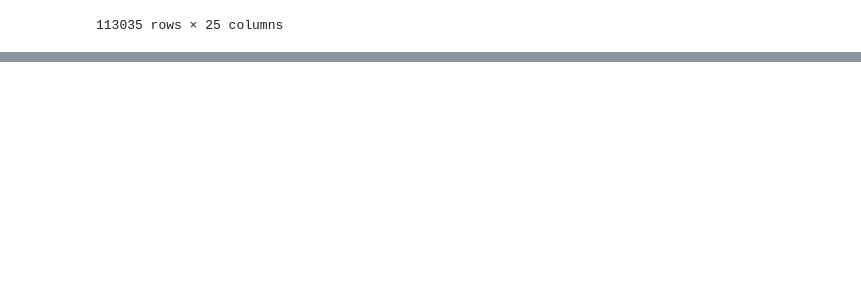
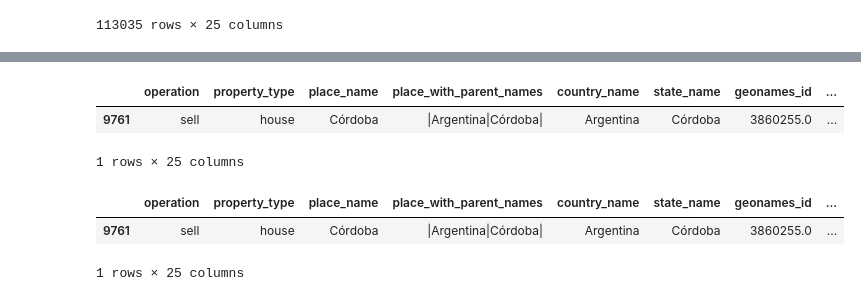
Before and after one commit to BenkosT/TP_Limpieza, a Jupyter notebook: Notebooks/Limpieza.ipynb, the cells around one changed output, grey strips where cells are left out. Saved outputs shown, nothing was run; the diff lists cells and outputs as text; code cells hidden in the pictures; blank space fills up the shorter version.

```diff
--- a/Notebooks/Limpieza.ipynb
+++ b/Notebooks/Limpieza.ipynb
@@ -267,0 +343,16 @@ AttributeError: 'set' object has no attribute 'interseccion'
+# %%
+# Vemos que instancia tiene precio pero no moneda
+data_inter_currency_price_2 = data[(data.currency.isnull()) & (data.price.notnull())]
+data_inter_currency_price_2
+# %% [output]
+|  | operation | property_type | place_name | place_with_parent_names | country_name | state_name | geonames_id | ... |
+| 9761 | sell | house | Córdoba | |Argentina|Córdoba| | Argentina | Córdoba | 3860255.0 | ... |
+1 rows × 25 columns
+# %%
+# Vemos si hay alguna otra instancia donde el precio sea cero
+data_precio_cero = data[data['price'] == 0]
+data_precio_cero
+# %% [output]
+|  | operation | property_type | place_name | place_with_parent_names | country_name | state_name | geonames_id | ... |
+| 9761 | sell | house | Córdoba | |Argentina|Córdoba| | Argentina | Córdoba | 3860255.0 | ... |
+1 rows × 25 columns
```
Also changed, not shown: parts of 15 cells of this notebook.
